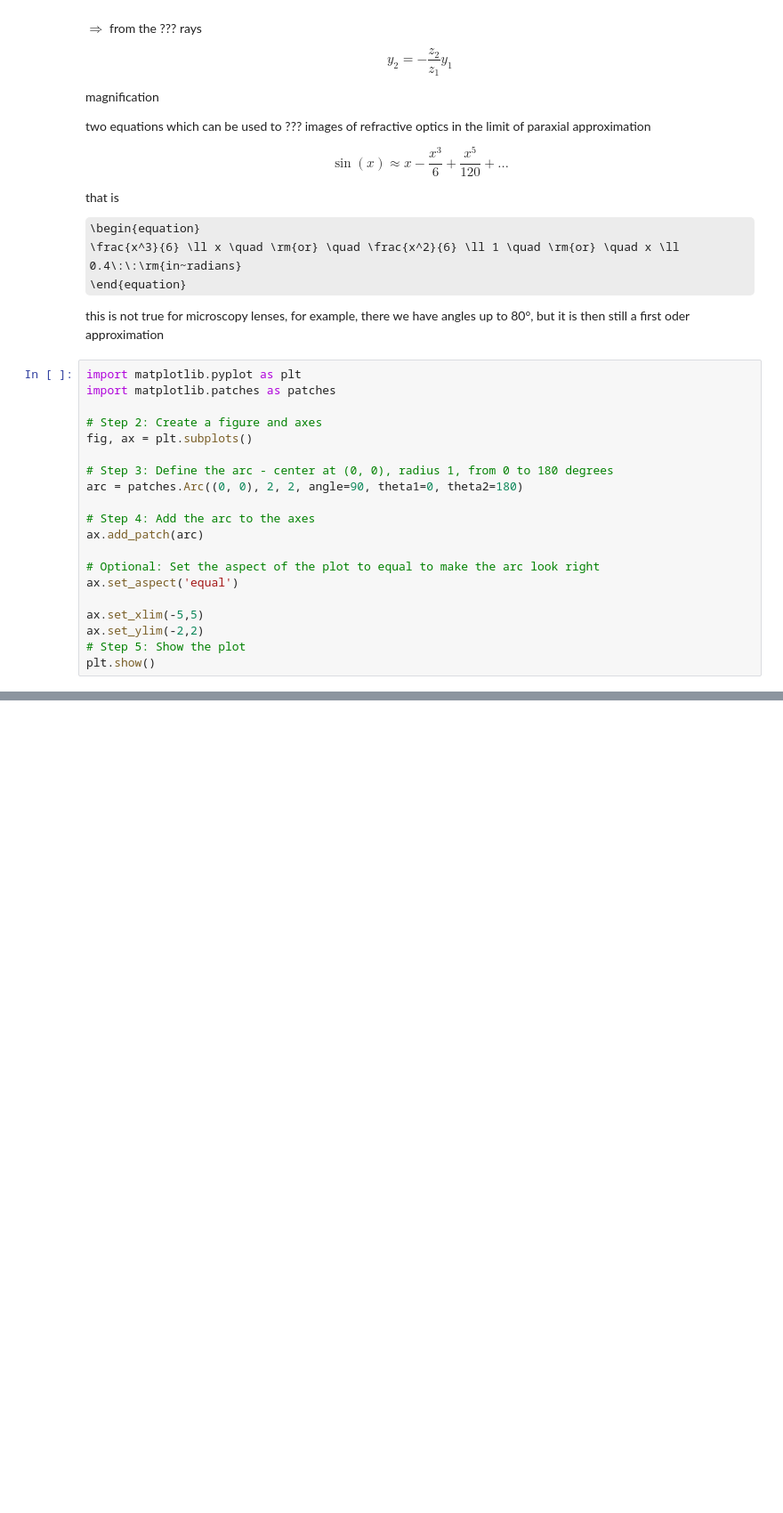
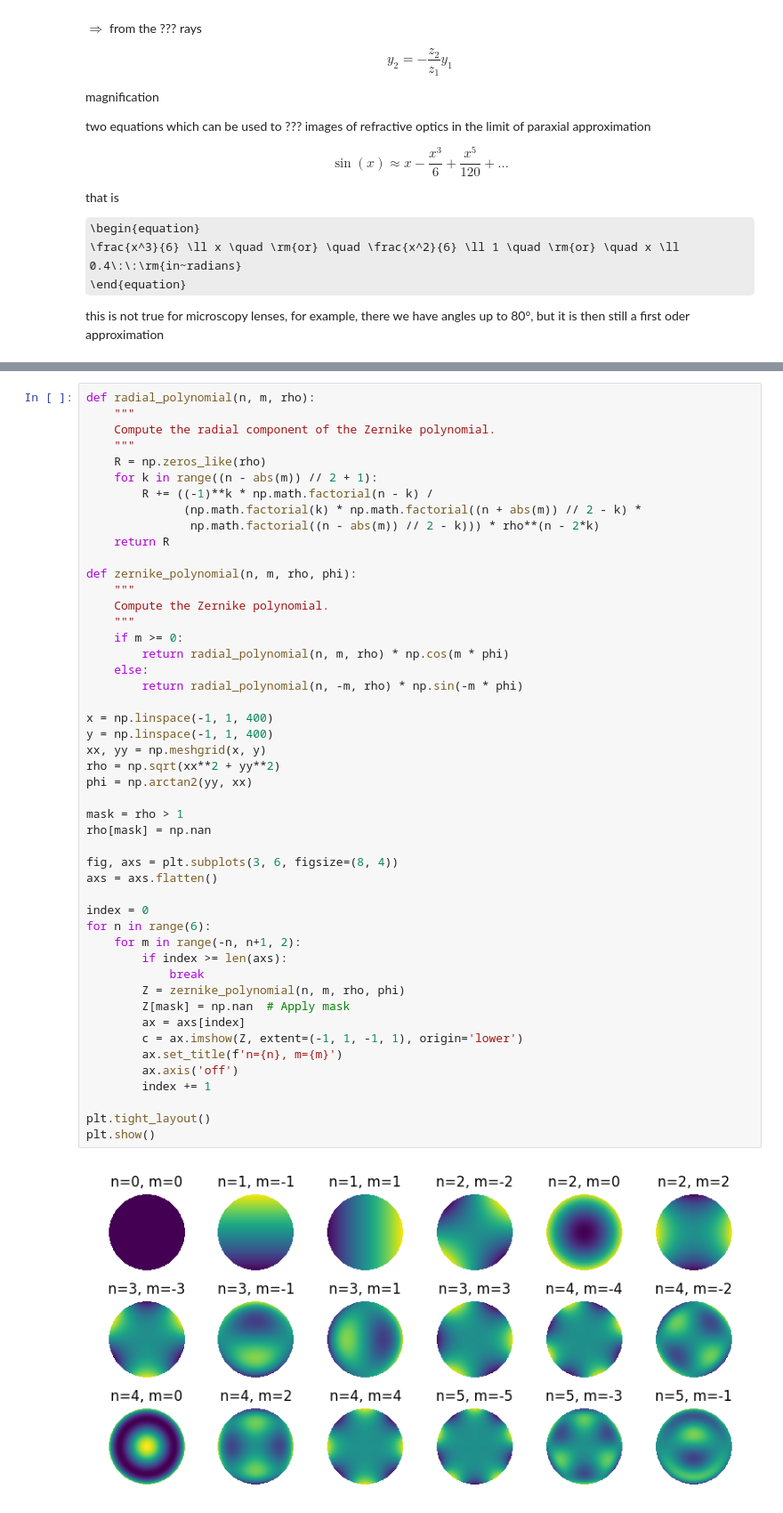
Before and after one commit to fcichos/Photonics1, a Jupyter notebook: docs/notebooks/L1/1_ray_optics.ipynb, the cells around one changed output, grey strips where cells are left out. Shown at 89% size. Cells and saved outputs as stored; diff of their text form; some formulas as TeX source; blank space fills up the shorter version.

```diff
--- a/docs/notebooks/L1/1_ray_optics.ipynb
+++ b/docs/notebooks/L1/1_ray_optics.ipynb
@@ -252,23 +252,3 @@ that is
 \end{equation}
 
 this is not true for microscopy lenses, for example, there we have angles up to 80°, but it is then still a first oder approximation
-# %%
-import matplotlib.pyplot as plt
-import matplotlib.patches as patches
-
-# Step 2: Create a figure and axes
-fig, ax = plt.subplots()
-
-# Step 3: Define the arc - center at (0, 0), radius 1, from 0 to 180 degrees
-arc = patches.Arc((0, 0), 2, 2, angle=90, theta1=0, theta2=180)
-
-# Step 4: Add the arc to the axes
-ax.add_patch(arc)
-
-# Optional: Set the aspect of the plot to equal to make the arc look right
-ax.set_aspect('equal')
-
-ax.set_xlim(-5,5)
-ax.set_ylim(-2,2)
-# Step 5: Show the plot
-plt.show()
@@ -276,0 +283,50 @@ plt.show()
+# %%
+def radial_polynomial(n, m, rho):
+    """
+    Compute the radial component of the Zernike polynomial.
+    """
+    R = np.zeros_like(rho)
+    for k in range((n - abs(m)) // 2 + 1):
+        R += ((-1)**k * np.math.factorial(n - k) /
+              (np.math.factorial(k) * np.math.factorial((n + abs(m)) // 2 - k) *
+               np.math.factorial((n - abs(m)) // 2 - k))) * rho**(n - 2*k)
+    return R
+
+def zernike_polynomial(n, m, rho, phi):
+    """
+    Compute the Zernike polynomial.
+    """
+    if m >= 0:
+        return radial_polynomial(n, m, rho) * np.cos(m * phi)
+    else:
+        return radial_polynomial(n, -m, rho) * np.sin(-m * phi)
+
+x = np.linspace(-1, 1, 400)
+y = np.linspace(-1, 1, 400)
+xx, yy = np.meshgrid(x, y)
+rho = np.sqrt(xx**2 + yy**2)
+phi = np.arctan2(yy, xx)
+
+mask = rho > 1
+rho[mask] = np.nan
+
+fig, axs = plt.subplots(3, 6, figsize=(8, 4))
+axs = axs.flatten()
+
+index = 0
+for n in range(6):
+    for m in range(-n, n+1, 2):
+        if index >= len(axs):
+            break
+        Z = zernike_polynomial(n, m, rho, phi)
+        Z[mask] = np.nan  # Apply mask
+        ax = axs[index]
+        c = ax.imshow(Z, extent=(-1, 1, -1, 1), origin='lower')
+        ax.set_title(f'n={n}, m={m}')
+        ax.axis('off')
+        index += 1
+
+plt.tight_layout()
+plt.show()
+# %% [output]
+[figure, added]
```
Also changed, not shown: parts of 3 cells of this notebook, 26 other files.
